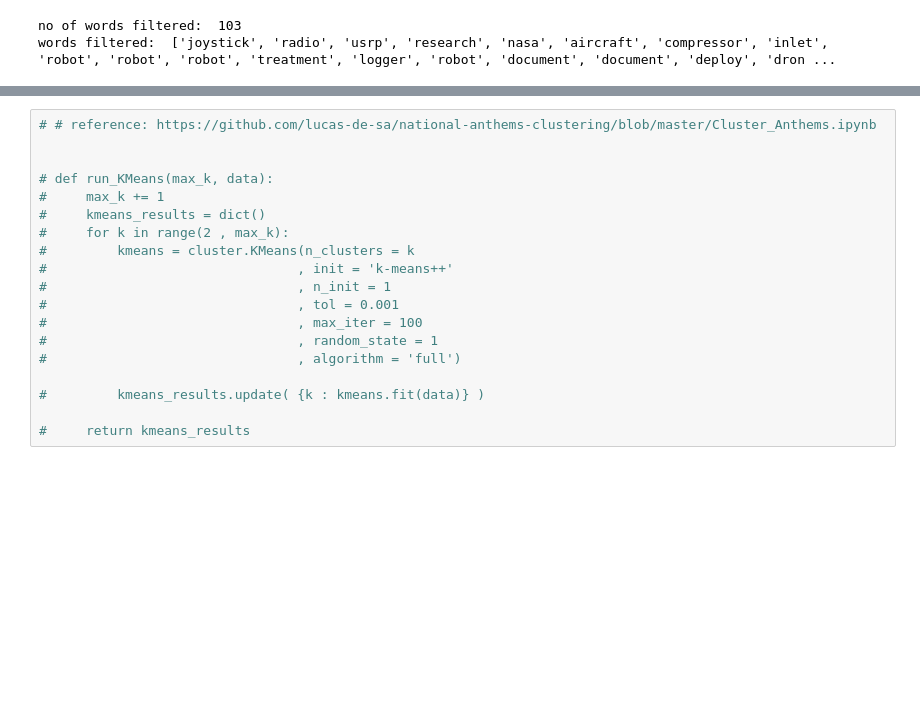
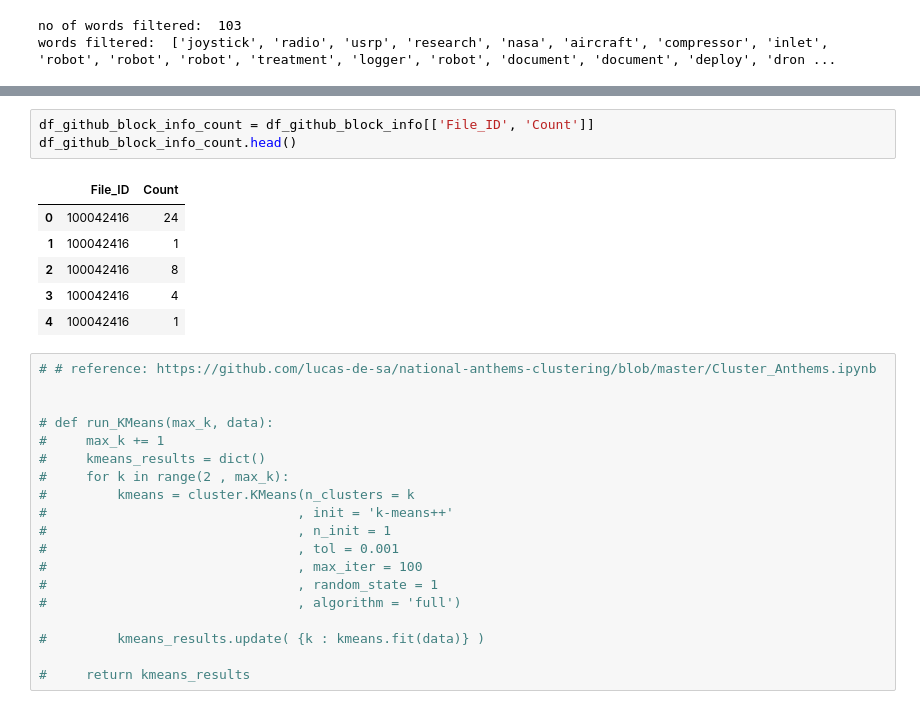
Before and after one commit to Shiva-K-7/ASE-07, a Jupyter notebook: cluster_projects1.ipynb, the cells around one changed output, grey strips where cells are left out. Cells and saved outputs as stored; diff of their text form; blank space fills up the shorter version.

```diff
--- a/cluster_projects1.ipynb
+++ b/cluster_projects1.ipynb
@@ -631,3 +642,13 @@ words filtered:  ['joystick', 'radio', 'usrp', 'research', 'nasa', 'aircraft', '
+# %%
+df_github_block_info_count = df_github_block_info[['File_ID', 'Count']]
+df_github_block_info_count.head()
+# %% [output]
+|  | File_ID | Count |
+| 0 | 100042416 | 24 |
+| 1 | 100042416 | 1 |
+| 2 | 100042416 | 8 |
+| 3 | 100042416 | 4 |
+| 4 | 100042416 | 1 |
 # %%
 # # reference: https://github.com/lucas-de-sa/national-anthems-clustering/blob/master/Cluster_Anthems.ipynb
 
```
Also changed, not shown: parts of 1 cell of this notebook, 7 other files.
